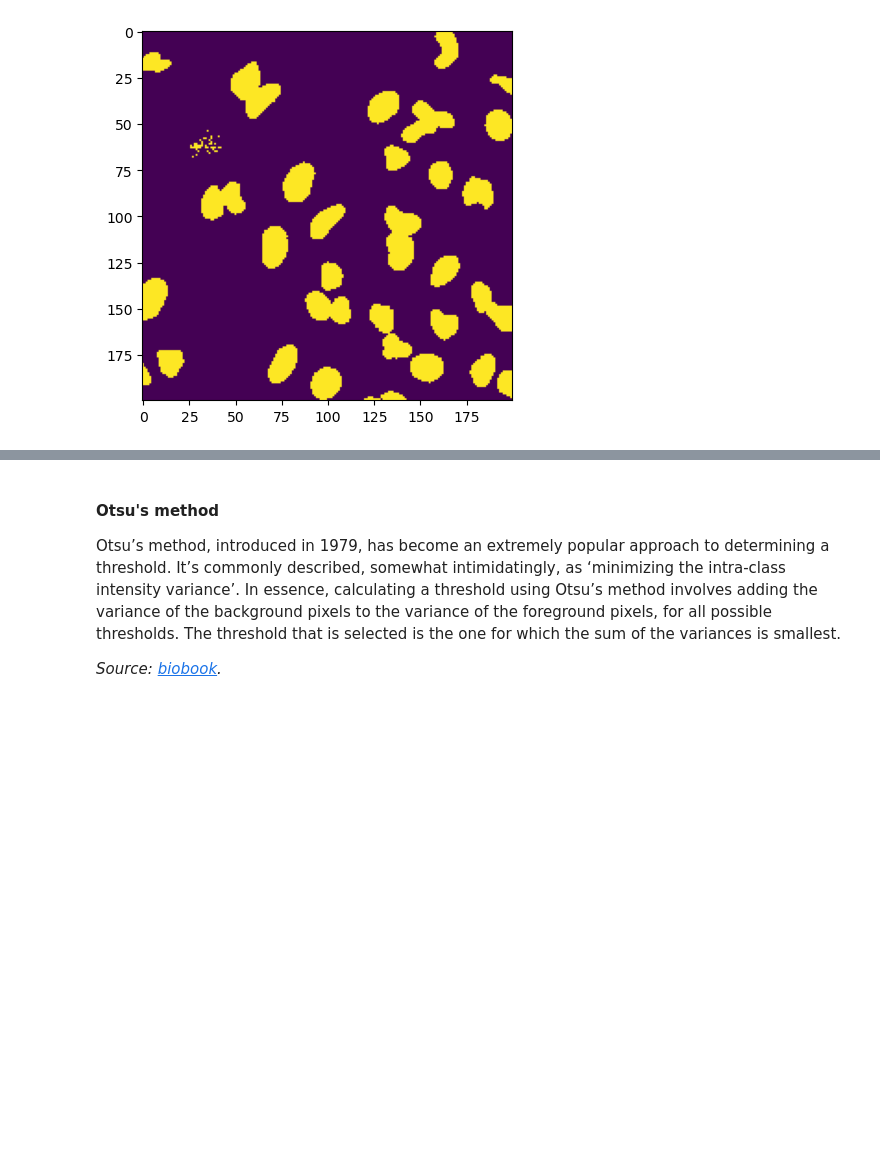
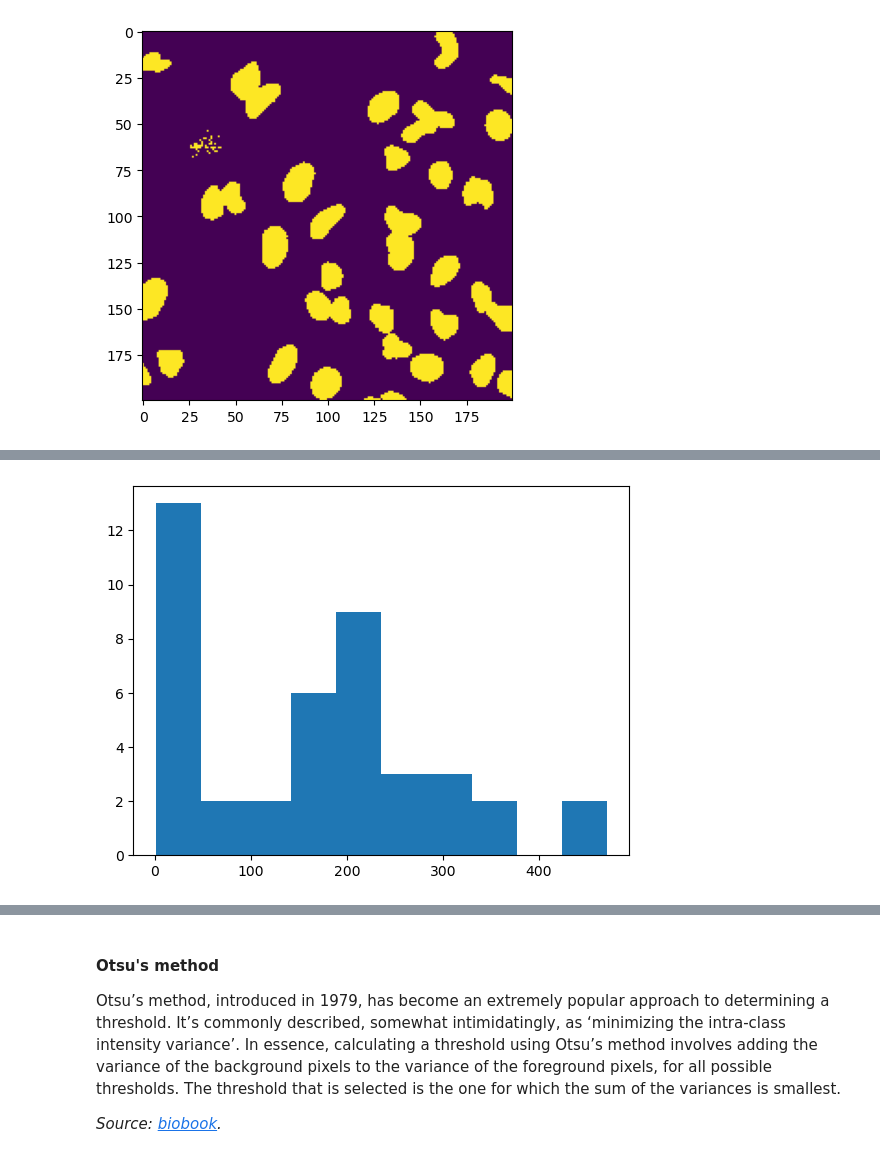
Before and after one commit to Jintram/Workshop_Py_image-analysis_2025, a Jupyter notebook: Bioimage-analysis_03A_imageprocessing copy.ipynb, the cells around one changed output, grey strips where cells are left out. Saved outputs shown, nothing was run; the diff lists cells and outputs as text; code cells hidden in the pictures; blank space fills up the shorter version.

```diff
--- a/Bioimage-analysis_03_imageprocessing.ipynb
+++ b/Bioimage-analysis_03A_imageprocessing copy.ipynb
@@ -134,0 +162,22 @@ _=plt.imshow(mask_nuclei)
+# %%
+# There are functions that make such tasks much easier
+
+# Let's get regionprops
+regions = sk.measure.regionprops(labeled_nuclei, intensity_image=img_nuclei)
+# %%
+# Let's inspect a region object
+region_1 = regions[0]
+
+# What kind of things are stored in here?
+# For more info, see:
+# https://scikit-image.org/docs/0.25.x/api/skimage.measure.html#skimage.measure.regionprops
+
+region_1.area
+region_1.bbox
+region_1.centroid
+
+# And we can easily make the histogram, using:
+areas = [r.area for r in regions]
+_=plt.hist(areas)
+# %% [output]
+[figure, added]
```
Also changed, not shown: parts of 7 cells of this notebook, 1 other file.
